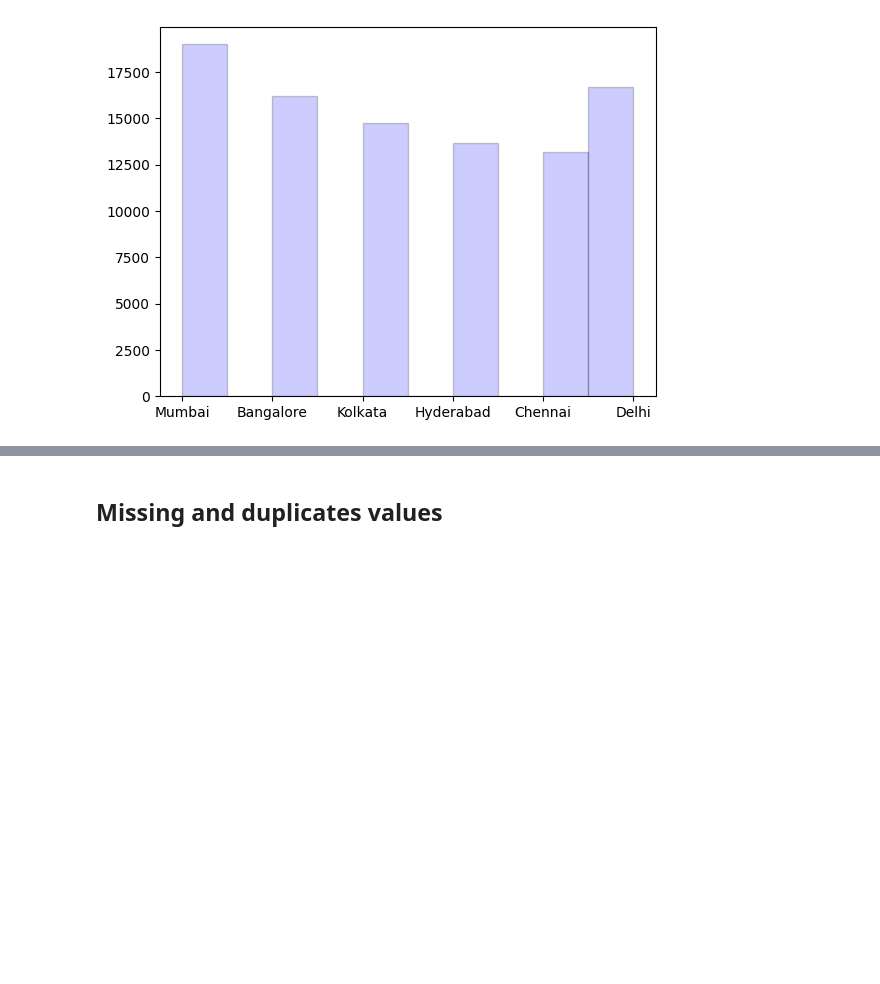
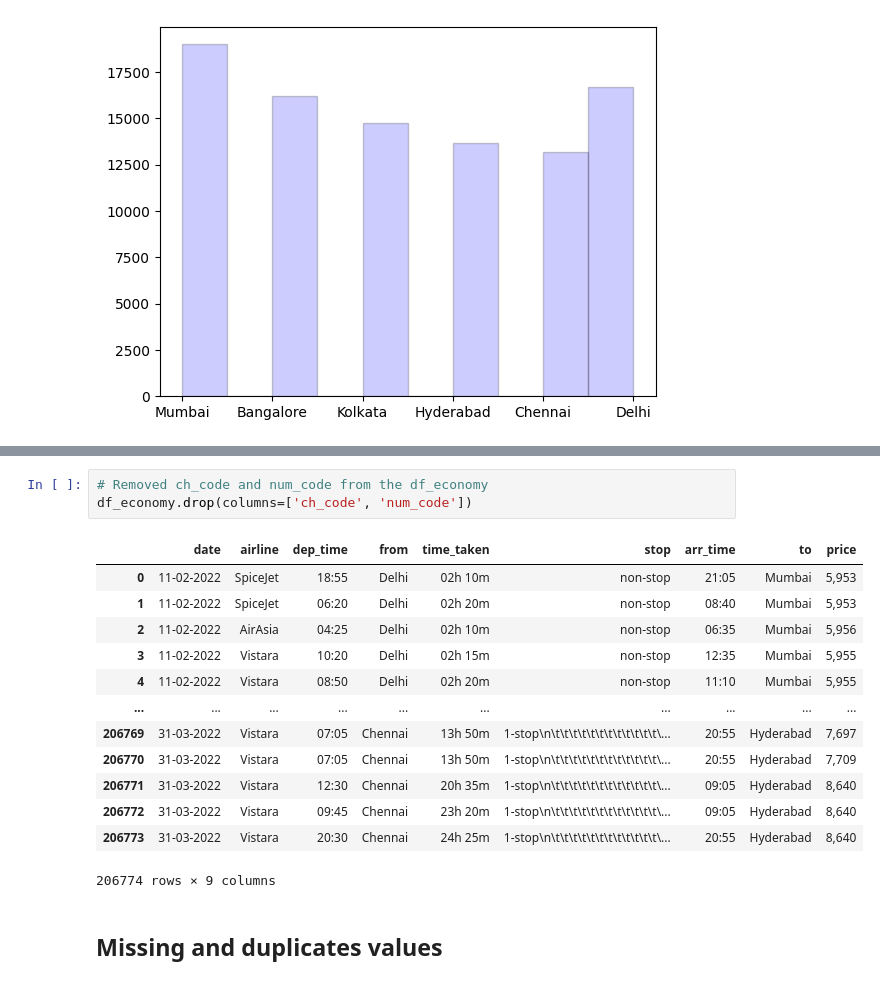
Before and after one commit to Pyame/Flight-Price-Prediction, a Jupyter notebook: main.ipynb, the cells around one changed output, grey strips where cells are left out. Cells and saved outputs as stored; diff of their text form; blank space fills up the shorter version.

```diff
--- a/main.ipynb
+++ b/main.ipynb
@@ -385,3 +480,20 @@ df_business.drop(columns=['ch_code', 'num_code'])
+# %%
+# Removed ch_code and num_code from the df_economy
+df_economy.drop(columns=['ch_code', 'num_code'])
+# %% [output]
+|  | date | airline | dep_time | from | time_taken | stop | arr_time | to | price |
+| 0 | 11-02-2022 | SpiceJet | 18:55 | Delhi | 02h 10m | non-stop | 21:05 | Mumbai | 5,953 |
+| 1 | 11-02-2022 | SpiceJet | 06:20 | Delhi | 02h 20m | non-stop | 08:40 | Mumbai | 5,953 |
+| 2 | 11-02-2022 | AirAsia | 04:25 | Delhi | 02h 10m | non-stop | 06:35 | Mumbai | 5,956 |
+| 3 | 11-02-2022 | Vistara | 10:20 | Delhi | 02h 15m | non-stop | 12:35 | Mumbai | 5,955 |
+| 4 | 11-02-2022 | Vistara | 08:50 | Delhi | 02h 20m | non-stop | 11:10 | Mumbai | 5,955 |
+| ... | ... | ... | ... | ... | ... | ... | ... | ... | ... |
+| 206769 | 31-03-2022 | Vistara | 07:05 | Chennai | 13h 50m | 1-stop\n\t\t\t\t\t\t\t\t\t\t\t\t\... | 20:55 | Hyderabad | 7,697 |
+| 206770 | 31-03-2022 | Vistara | 07:05 | Chennai | 13h 50m | 1-stop\n\t\t\t\t\t\t\t\t\t\t\t\t\... | 20:55 | Hyderabad | 7,709 |
+| 206771 | 31-03-2022 | Vistara | 12:30 | Chennai | 20h 35m | 1-stop\n\t\t\t\t\t\t\t\t\t\t\t\t\... | 09:05 | Hyderabad | 8,640 |
+| 206772 | 31-03-2022 | Vistara | 09:45 | Chennai | 23h 20m | 1-stop\n\t\t\t\t\t\t\t\t\t\t\t\t\... | 09:05 | Hyderabad | 8,640 |
+| 206773 | 31-03-2022 | Vistara | 20:30 | Chennai | 24h 25m | 1-stop\n\t\t\t\t\t\t\t\t\t\t\t\t\... | 20:55 | Hyderabad | 8,640 |
+206774 rows × 9 columns
 # %% [markdown]
 ## Missing and duplicates values
 # %% [markdown]
```
Also changed, not shown: parts of 10 cells of this notebook.
